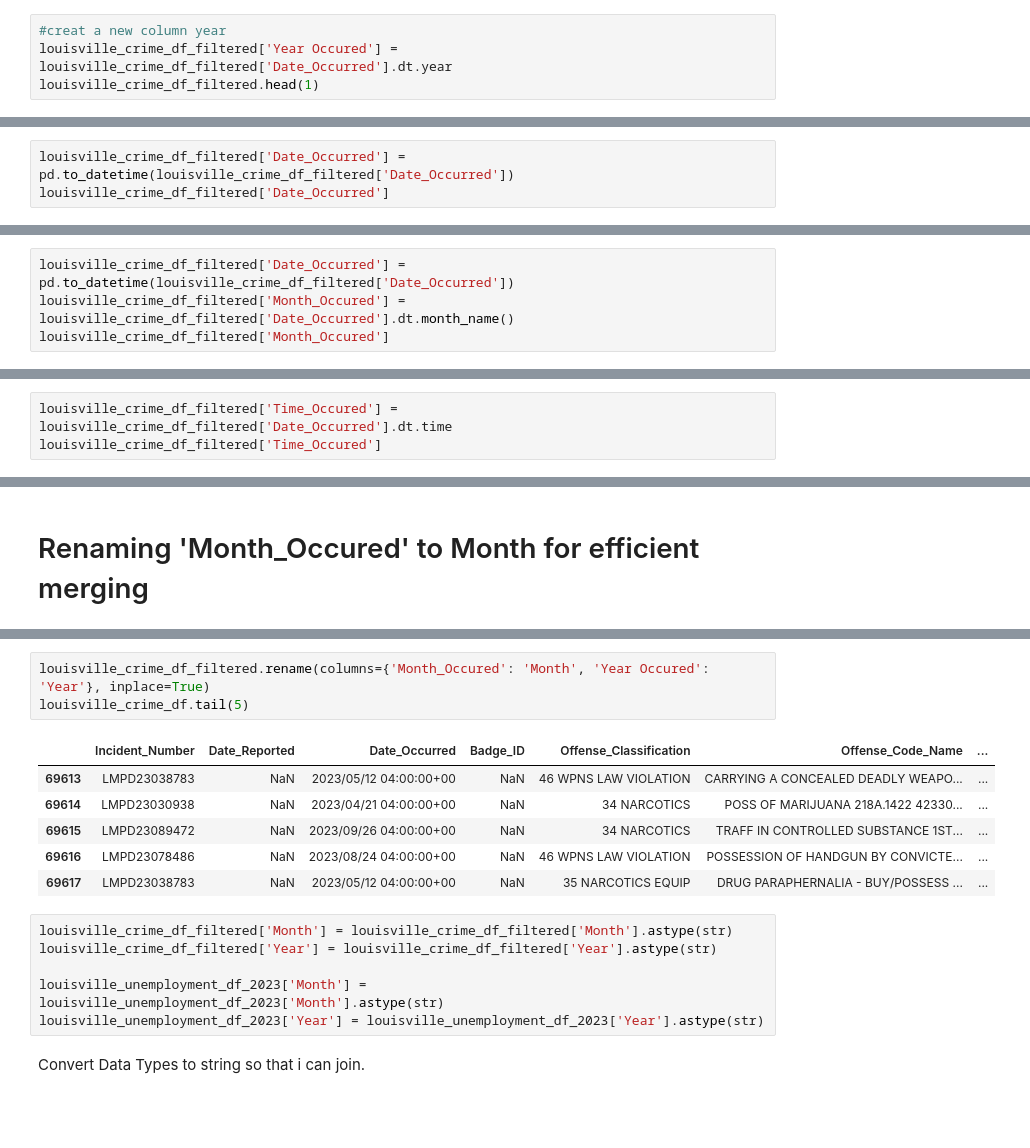
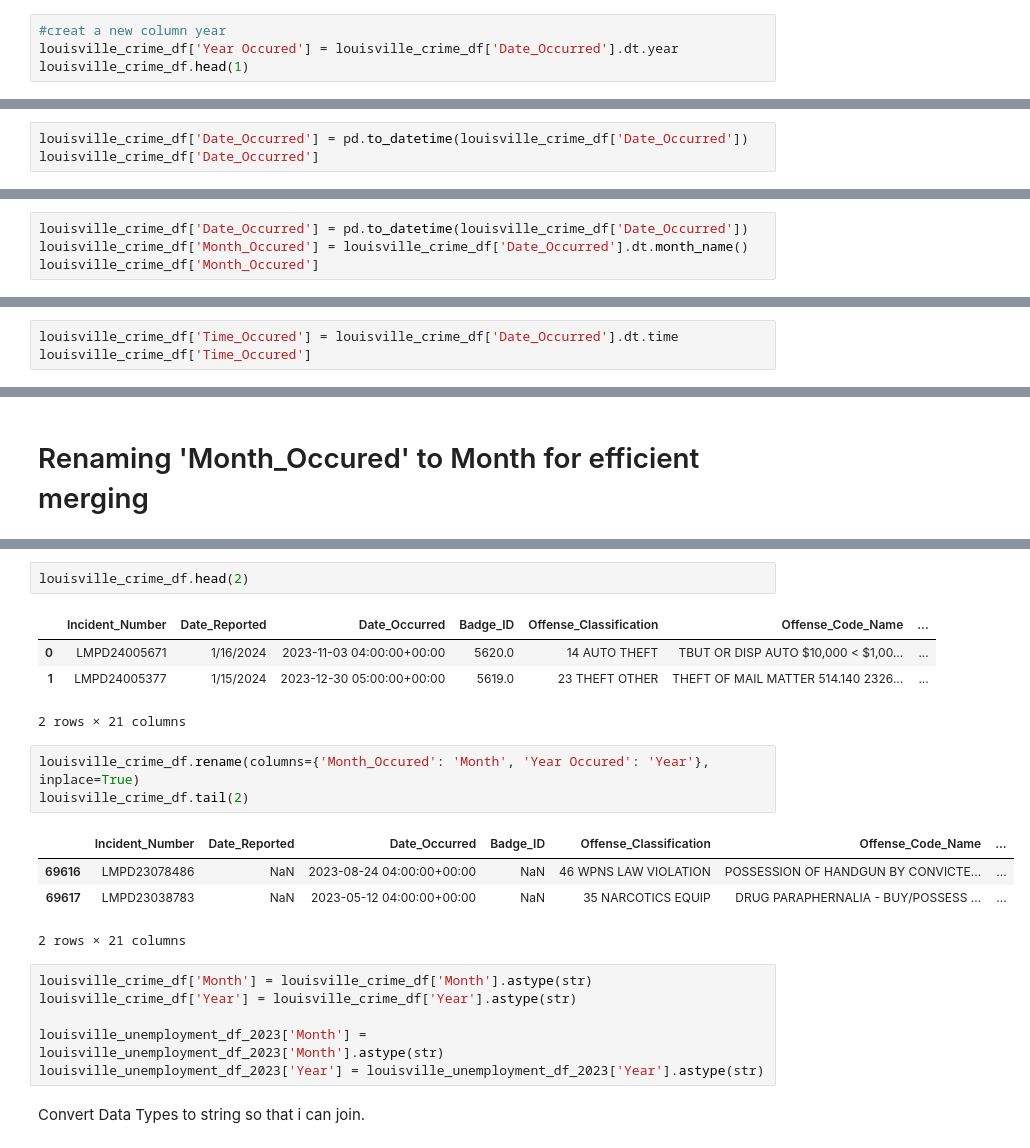
Before and after one commit to Uhuegbu23/crime_unemployment_data, a Jupyter notebook: notebooks/louisville_crime.ipynb, the cells around one changed output, grey strips where cells are left out. Saved outputs shown, nothing was run; the diff lists cells and outputs as text; blank space fills up the shorter version.

```diff
--- a/notebooks/louisville_crime.ipynb
+++ b/notebooks/louisville_crime.ipynb
@@ -407,13 +398,13 @@ Name: Month_Occured, Length: 69487, dtype: object
 # %%
 #creat a new column year
-louisville_crime_df_filtered['Year Occured'] = louisville_crime_df_filtered['Date_Occurred'].dt.year
-louisville_crime_df_filtered.head(1)
+louisville_crime_df['Year Occured'] = louisville_crime_df['Date_Occurred'].dt.year
+louisville_crime_df.head(1)
 # %% [output]
 |  | Incident_Number | Date_Reported | Date_Occurred | Badge_ID | Offense_Classification | Offense_Code_Name | ... |
 | 0 | LMPD24005671 | 1/16/2024 | 2023-11-03 04:00:00+00:00 | 5620.0 | 14 AUTO THEFT | TBUT OR DISP AUTO $10,000 < $1,00... | ... |
 # %%
-louisville_crime_df_filtered['Date_Occurred'] = pd.to_datetime(louisville_crime_df_filtered['Date_Occurred'])
-louisville_crime_df_filtered['Date_Occurred']
+louisville_crime_df['Date_Occurred'] = pd.to_datetime(louisville_crime_df['Date_Occurred'])
+louisville_crime_df['Date_Occurred']
 # %% [output]
 0       2023-11-03 04:00:00+00:00
 1       2023-12-30 05:00:00+00:00
@@ -430,7 +421,7 @@ Name: Date_Occurred, Length: 69487, dtype: datetime64[ns, UTC]
 # %%
-louisville_crime_df_filtered['Date_Occurred'] = pd.to_datetime(louisville_crime_df_filtered['Date_Occurred'])
-louisville_crime_df_filtered['Month_Occured'] = louisville_crime_df_filtered['Date_Occurred'].dt.month_name()
-louisville_crime_df_filtered['Month_Occured']
+louisville_crime_df['Date_Occurred'] = pd.to_datetime(louisville_crime_df['Date_Occurred'])
+louisville_crime_df['Month_Occured'] = louisville_crime_df['Date_Occurred'].dt.month_name()
+louisville_crime_df['Month_Occured']
 # %% [output]
 0         November
 1         December
@@ -462,8 +453,8 @@ plt.savefig('Total Crime Events by Month.png', bbox_inches='tight')
 # %% [markdown]
 plot the bar chart
 # %%
-louisville_crime_df_filtered['Time_Occured'] = louisville_crime_df_filtered['Date_Occurred'].dt.time
-louisville_crime_df_filtered['Time_Occured']
+louisville_crime_df['Time_Occured'] = louisville_crime_df['Date_Occurred'].dt.time
+louisville_crime_df['Time_Occured']
 # %% [output]
 0        04:00:00
 1        05:00:00
@@ -956,16 +937,21 @@ louisville_crime_df_filtered.head()
+# %%
+louisville_crime_df.head(2)
+# %% [output]
+|  | Incident_Number | Date_Reported | Date_Occurred | Badge_ID | Offense_Classification | Offense_Code_Name | ... |
+| 0 | LMPD24005671 | 1/16/2024 | 2023-11-03 04:00:00+00:00 | 5620.0 | 14 AUTO THEFT | TBUT OR DISP AUTO $10,000 < $1,00... | ... |
+| 1 | LMPD24005377 | 1/15/2024 | 2023-12-30 05:00:00+00:00 | 5619.0 | 23 THEFT OTHER | THEFT OF MAIL MATTER 514.140 2326... | ... |
+2 rows × 21 columns
 # %%
-louisville_crime_df_filtered.rename(columns={'Month_Occured': 'Month', 'Year Occured': 'Year'}, inplace=True)
-louisville_crime_df.tail(5)
+louisville_crime_df.rename(columns={'Month_Occured': 'Month', 'Year Occured': 'Year'}, inplace=True)
+louisville_crime_df.tail(2)
 # %% [output]
 |  | Incident_Number | Date_Reported | Date_Occurred | Badge_ID | Offense_Classification | Offense_Code_Name | ... |
-| 69613 | LMPD23038783 | NaN | 2023/05/12 04:00:00+00 | NaN | 46 WPNS LAW VIOLATION | CARRYING A CONCEALED DEADLY WEAPO... | ... |
-| 69614 | LMPD23030938 | NaN | 2023/04/21 04:00:00+00 | NaN | 34 NARCOTICS | POSS OF MARIJUANA 218A.1422 42330... | ... |
-| 69615 | LMPD23089472 | NaN | 2023/09/26 04:00:00+00 | NaN | 34 NARCOTICS | TRAFF IN CONTROLLED SUBSTANCE 1ST... | ... |
-| 69616 | LMPD23078486 | NaN | 2023/08/24 04:00:00+00 | NaN | 46 WPNS LAW VIOLATION | POSSESSION OF HANDGUN BY CONVICTE... | ... |
-| 69617 | LMPD23038783 | NaN | 2023/05/12 04:00:00+00 | NaN | 35 NARCOTICS EQUIP | DRUG PARAPHERNALIA - BUY/POSSESS ... | ... |
+| 69616 | LMPD23078486 | NaN | 2023-08-24 04:00:00+00:00 | NaN | 46 WPNS LAW VIOLATION | POSSESSION OF HANDGUN BY CONVICTE... | ... |
+| 69617 | LMPD23038783 | NaN | 2023-05-12 04:00:00+00:00 | NaN | 35 NARCOTICS EQUIP | DRUG PARAPHERNALIA - BUY/POSSESS ... | ... |
+2 rows × 21 columns
 # %%
-louisville_crime_df_filtered['Month'] = louisville_crime_df_filtered['Month'].astype(str)
-louisville_crime_df_filtered['Year'] = louisville_crime_df_filtered['Year'].astype(str)
+louisville_crime_df['Month'] = louisville_crime_df['Month'].astype(str)
+louisville_crime_df['Year'] = louisville_crime_df['Year'].astype(str)
 
 louisville_unemployment_df_2023['Month'] = louisville_unemployment_df_2023['Month'].astype(str)
 louisville_unemployment_df_2023['Year'] = louisville_unemployment_df_2023['Year'].astype(str)
```
Also changed, not shown: parts of 81 cells of this notebook.
